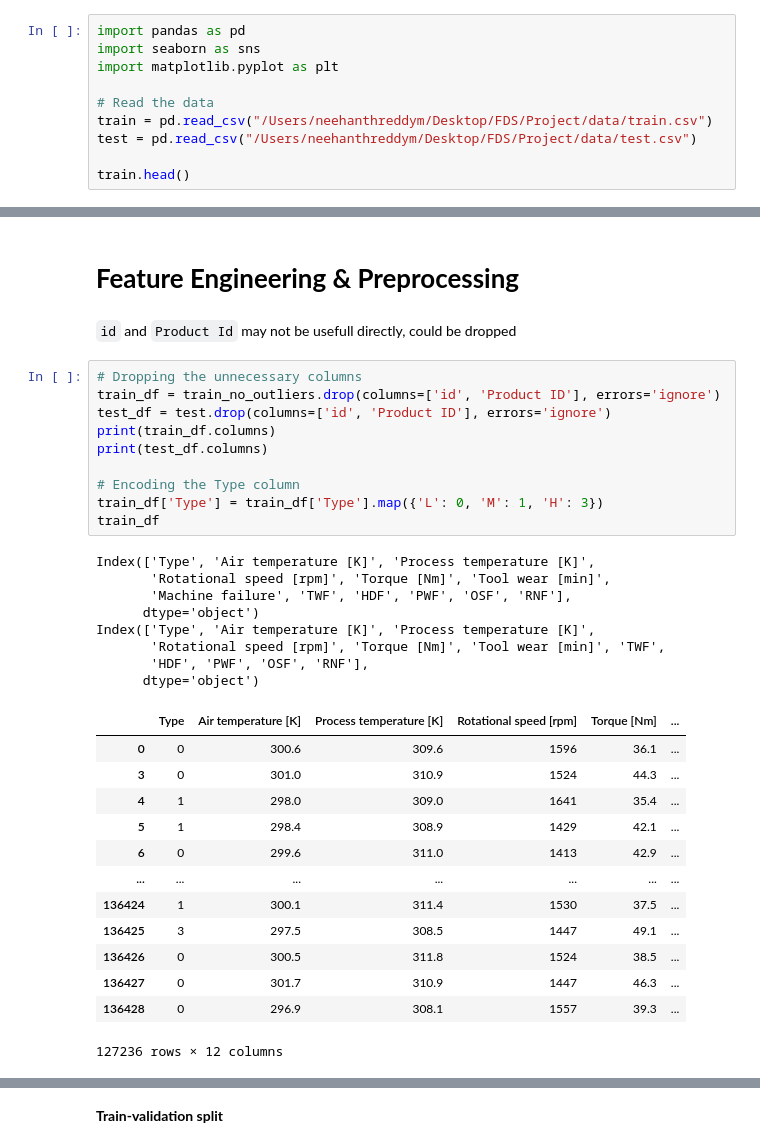
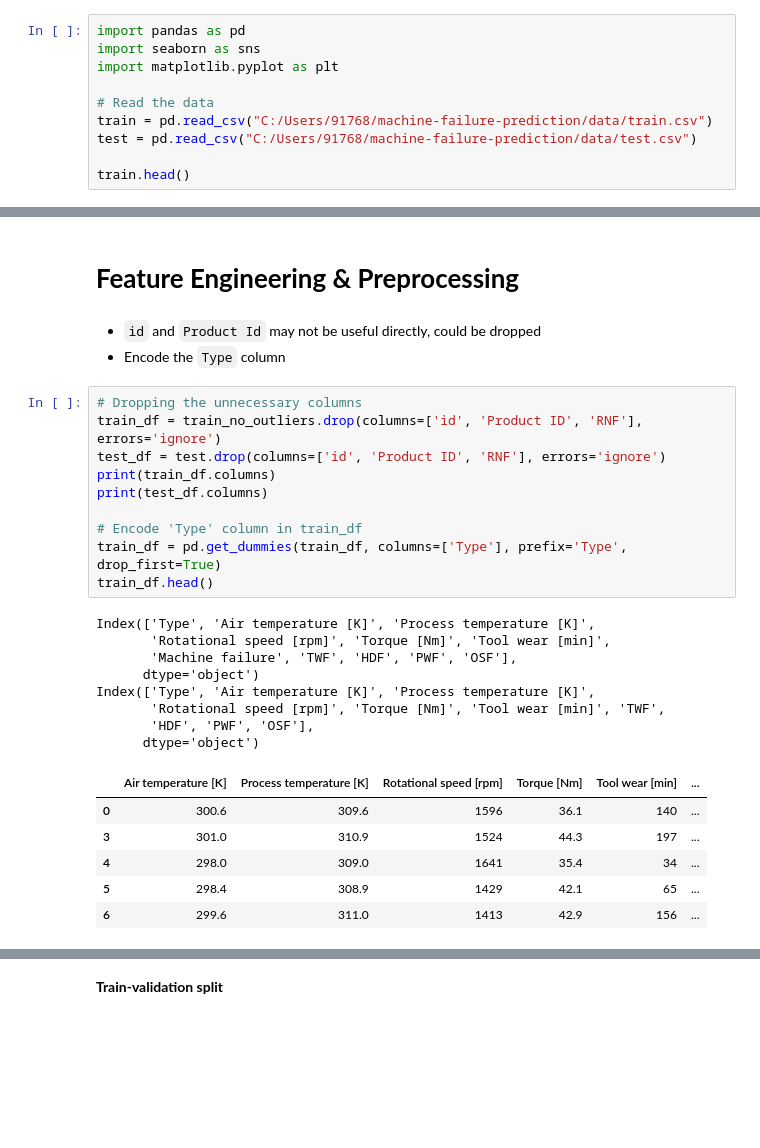
Before and after one commit to neehanthreddym/machine-failure-prediction, a Jupyter notebook: notebooks/machine_failure_classification.ipynb, the cells around one changed output, grey strips where cells are left out. Cells and saved outputs as stored; diff of their text form; blank space fills up the shorter version.

```diff
--- a/notebooks/machine_failure_classification.ipynb
+++ b/notebooks/machine_failure_classification.ipynb
@@ -8,8 +8,8 @@ import seaborn as sns
 import matplotlib.pyplot as plt
 
 # Read the data
-train = pd.read_csv("/Users/neehanthreddym/Desktop/FDS/Project/data/train.csv")
-test = pd.read_csv("/Users/neehanthreddym/Desktop/FDS/Project/data/test.csv")
+train = pd.read_csv("C:/Users/91768/machine-failure-prediction/data/train.csv")
+test = pd.read_csv("C:/Users/91768/machine-failure-prediction/data/test.csv")
 
 train.head()
 # %% [output]
@@ -265,36 +265,30 @@ NULL count in test data: 0
 # %% [markdown]
 # **Feature Engineering & Preprocessing**
 # %% [markdown]
-`id` and `Product Id` may not be usefull directly, could be dropped
+- `id` and `Product Id` may not be useful directly, could be dropped
+- Encode the `Type` column
 # %%
 # Dropping the unnecessary columns
-train_df = train_no_outliers.drop(columns=['id', 'Product ID'], errors='ignore')
-test_df = test.drop(columns=['id', 'Product ID'], errors='ignore')
+train_df = train_no_outliers.drop(columns=['id', 'Product ID', 'RNF'], errors='ignore')
+test_df = test.drop(columns=['id', 'Product ID', 'RNF'], errors='ignore')
 print(train_df.columns)
 print(test_df.columns)
 
-# Encoding the Type column
-train_df['Type'] = train_df['Type'].map({'L': 0, 'M': 1, 'H': 3})
-train_df
+# Encode 'Type' column in train_df
+train_df = pd.get_dummies(train_df, columns=['Type'], prefix='Type', drop_first=True)
+train_df.head()
 # %% [output]
 Index(['Type', 'Air temperature [K]', 'Process temperature [K]',
        'Rotational speed [rpm]', 'Torque [Nm]', 'Tool wear [min]',
-       'Machine failure', 'TWF', 'HDF', 'PWF', 'OSF', 'RNF'],
+       'Machine failure', 'TWF', 'HDF', 'PWF', 'OSF'],
       dtype='object')
 Index(['Type', 'Air temperature [K]', 'Process temperature [K]',
        'Rotational speed [rpm]', 'Torque [Nm]', 'Tool wear [min]', 'TWF',
-       'HDF', 'PWF', 'OSF', 'RNF'],
+       'HDF', 'PWF', 'OSF'],
       dtype='object')
-|  | Type | Air temperature [K] | Process temperature [K] | Rotational speed [rpm] | Torque [Nm] | ... |
-| 0 | 0 | 300.6 | 309.6 | 1596 | 36.1 | ... |
-| 3 | 0 | 301.0 | 310.9 | 1524 | 44.3 | ... |
-| 4 | 1 | 298.0 | 309.0 | 1641 | 35.4 | ... |
-| 5 | 1 | 298.4 | 308.9 | 1429 | 42.1 | ... |
-| 6 | 0 | 299.6 | 311.0 | 1413 | 42.9 | ... |
-| ... | ... | ... | ... | ... | ... | ... |
-| 136424 | 1 | 300.1 | 311.4 | 1530 | 37.5 | ... |
-| 136425 | 3 | 297.5 | 308.5 | 1447 | 49.1 | ... |
-| 136426 | 0 | 300.5 | 311.8 | 1524 | 38.5 | ... |
-| 136427 | 0 | 301.7 | 310.9 | 1447 | 46.3 | ... |
-| 136428 | 0 | 296.9 | 308.1 | 1557 | 39.3 | ... |
+|  | Air temperature [K] | Process temperature [K] | Rotational speed [rpm] | Torque [Nm] | Tool wear [min] | ... |
+| 0 | 300.6 | 309.6 | 1596 | 36.1 | 140 | ... |
+| 3 | 301.0 | 310.9 | 1524 | 44.3 | 197 | ... |
+| 4 | 298.0 | 309.0 | 1641 | 35.4 | 34 | ... |
+| 5 | 298.4 | 308.9 | 1429 | 42.1 | 65 | ... |
+| 6 | 299.6 | 311.0 | 1413 | 42.9 | 156 | ... |
-127236 rows × 12 columns
```
Also changed, not shown: parts of 15 cells of this notebook, 2 other files.
